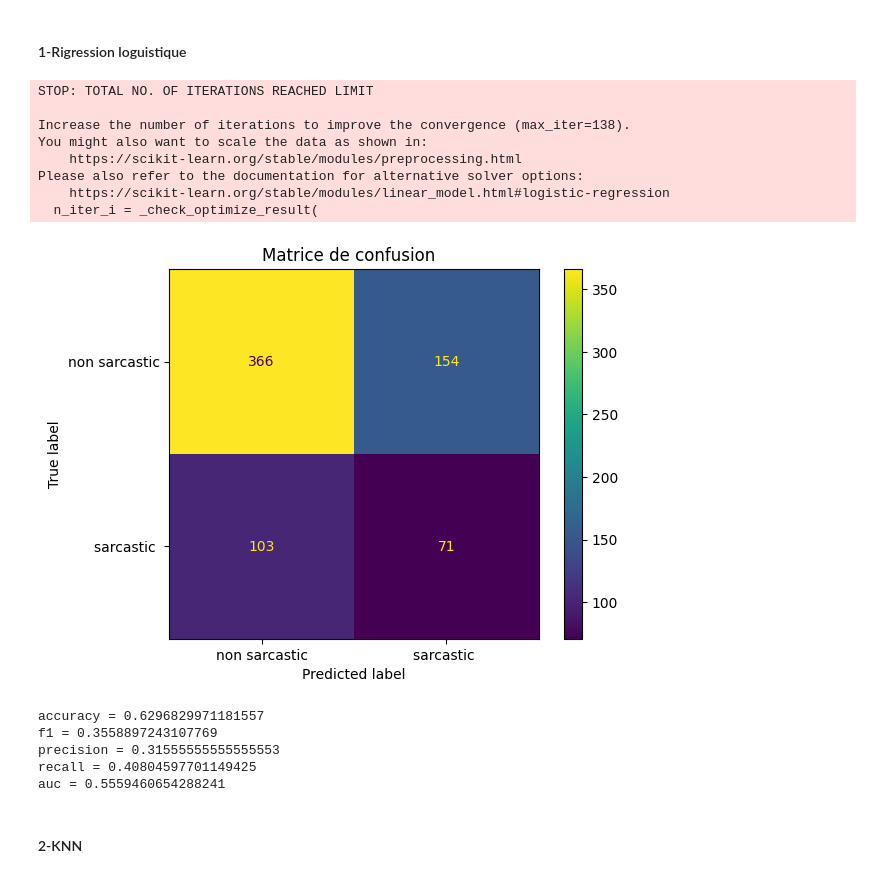
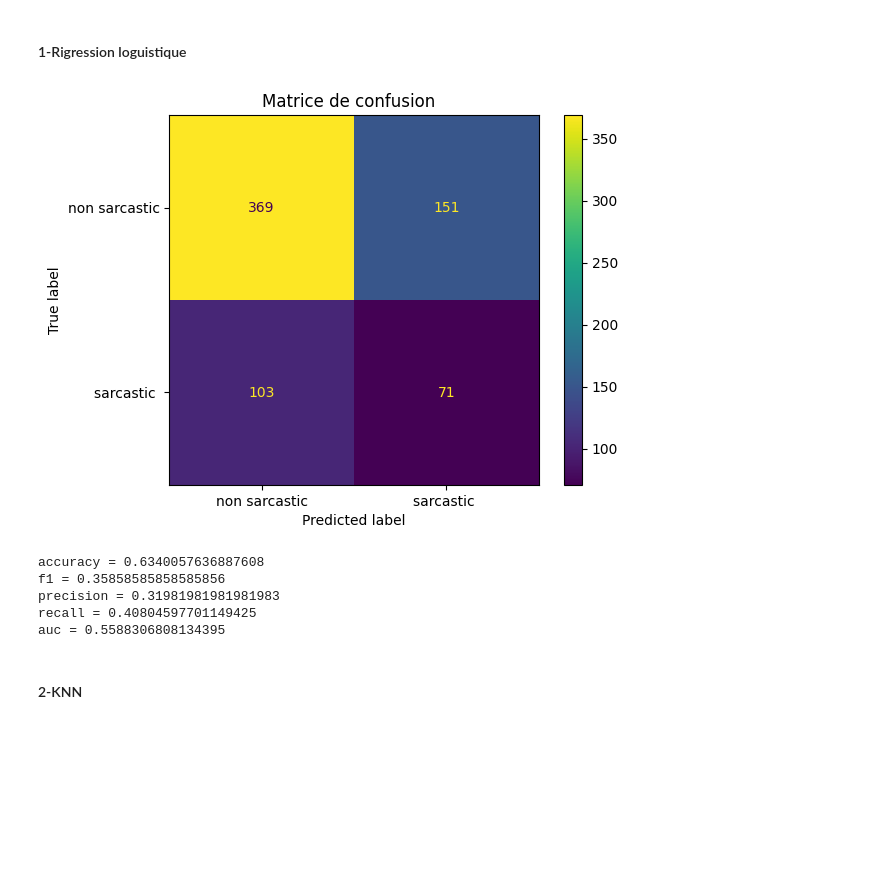
Before and after one commit to azizguesmi/Projet-Ml, a Jupyter notebook: PR.ipynb, the cells around one changed output. Drawn from its saved outputs; the diff is of its cells as text; code cells hidden in the pictures; blank space fills up the shorter version.

```diff
--- a/PR.ipynb
+++ b/PR.ipynb
@@ -213,48 +213,40 @@ def training(X_train, X_test, y_train, y_test, model ) :
     cm = confusion_matrix(y_test, y_predict)#matrice de confusion
     ConfusionMatrixDisplay(cm, display_labels=['non sarcastic','sarcastic ']).plot()
     plt.title("Matrice de confusion  ")
     plt.show()
     #calcul des metrics
     accuracy = accuracy_score(y_test, y_predict) #accuracy
     f1 = f1_score(y_test, y_predict) #f1 score
     precision = precision_score(y_test, y_predict ) #precision
     recall = recall_score(y_test, y_predict) #recall
     auc = roc_auc_score(y_test, y_predict)
 
     print(
         f"accuracy = {accuracy} \n" +
         f"f1 = {f1} \n" +
         f"precision = {precision} \n" +
         f"recall = {recall} \n"+
         f"auc = {auc}"
     )
 
     return {"accuracy" : accuracy, "f1" : f1, "precision" : precision, "recall" : recall, "auc" : auc}
 
 
 #Division des données en train/test (80% / 20%)
 X_train, X_test, y_train, y_test = train_test_split(X, y, test_size=0.2, random_state=5, stratify=y)
 
 weights = compute_class_weight('balanced', classes=np.unique(y_train), y=y_train)
 class_weights = {i : w for i, w in enumerate(weights)}
-log = LogisticRegression (max_iter=138, class_weight=class_weights,random_state=42)
+log = LogisticRegression (max_iter=1000, class_weight=class_weights,random_state=42)
 
 eval_regression_logistique = training(X_train, X_test, y_train, y_test, log)
 # %% [output]
+[figure, new version]
-STOP: TOTAL NO. OF ITERATIONS REACHED LIMIT
-
-Increase the number of iterations to improve the convergence (max_iter=138).
-You might also want to scale the data as shown in:
-    https://scikit-learn.org/stable/modules/preprocessing.html
-Please also refer to the documentation for alternative solver options:
-    https://scikit-learn.org/stable/modules/linear_model.html#logistic-regression
-  n_iter_i = _check_optimize_result(
+accuracy = 0.6340057636887608
+f1 = 0.35858585858585856
+precision = 0.31981981981981983
+recall = 0.40804597701149425
+auc = 0.5588306808134395
-[figure, old version]
-accuracy = 0.6296829971181557
-f1 = 0.3558897243107769
-precision = 0.31555555555555553
-recall = 0.40804597701149425
-auc = 0.5559460654288241
 # %% [markdown]
 <h4>2-KNN</h4>
 # %%
```
